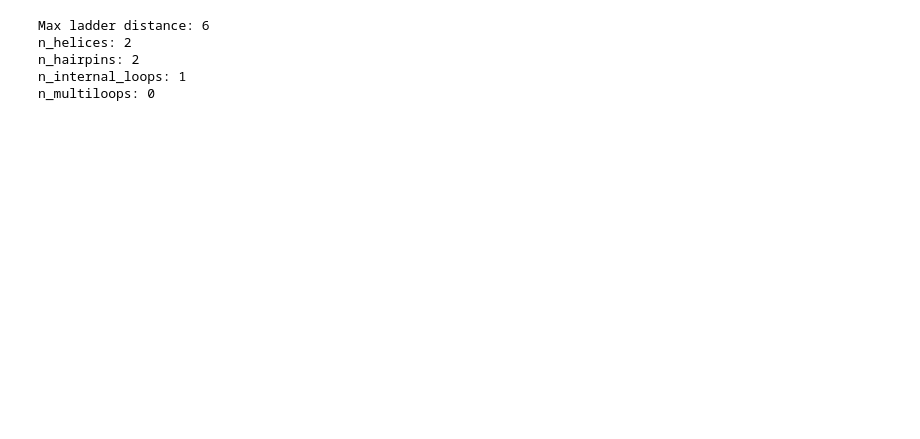
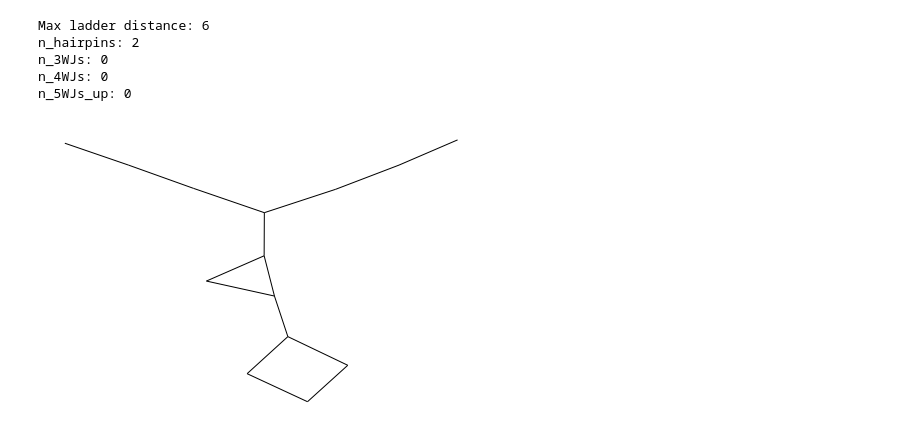
Before and after one commit to DasLab/arnie, a Jupyter notebook: RNAGraph/RNAGraph_demo.ipynb, the cells around one changed output. Saved outputs shown, nothing was run; the diff lists cells and outputs as text; code cells hidden in the pictures; blank space fills up the shorter version.

```diff
--- a/RNAGraph/RNAGraph_demo.ipynb
+++ b/RNAGraph/RNAGraph_demo.ipynb
@@ -8,14 +11,12 @@ Populating the interactive namespace from numpy and matplotlib
 # %%
-test1 = '.(((.(((.......)))..))).'
-
+test1 = '...((((((...))).)))...'
 rg = RNAGraph(test1)
-assert(rg.n_helices == 2)
-assert(rg.MLD == 6)
-
 rg.get_info()
+rg.nx_draw()
 # %% [output]
 Max ladder distance: 6
-n_helices: 2
 n_hairpins: 2
-n_internal_loops: 1
-n_multiloops: 0
+n_3WJs: 0
+n_4WJs: 0
+n_5WJs_up: 0
+[figure, added]
```
Also changed, not shown: parts of 3 cells of this notebook, 1 other file.
